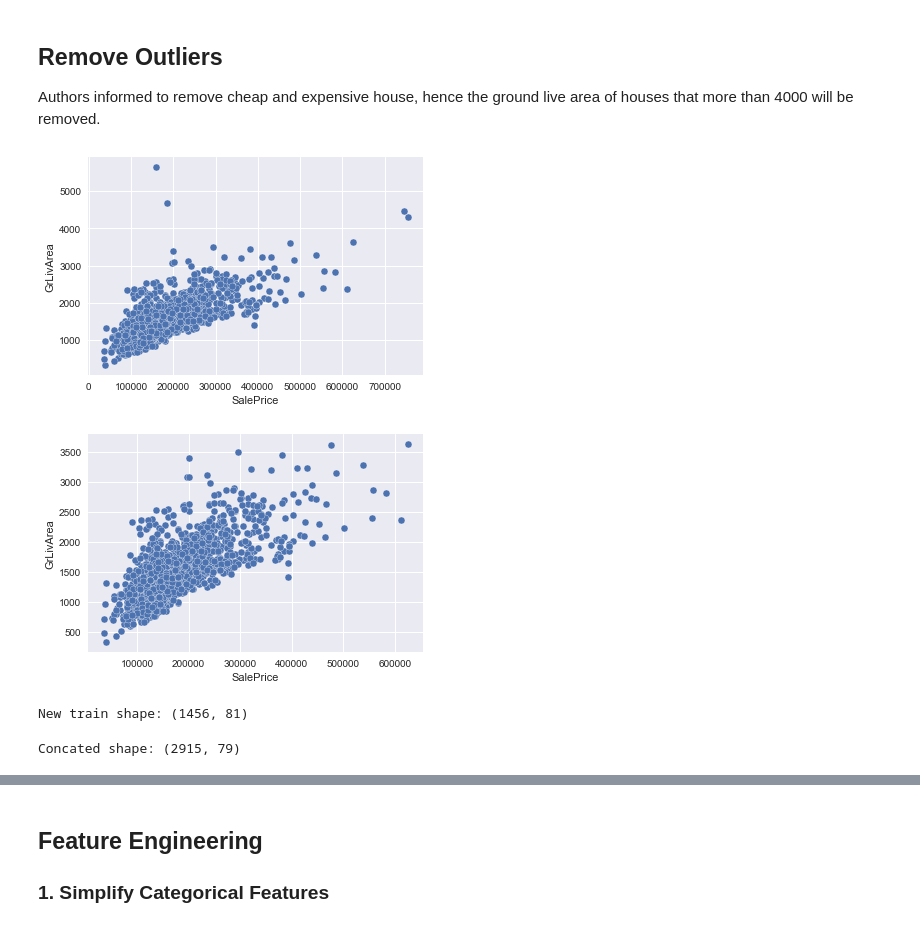
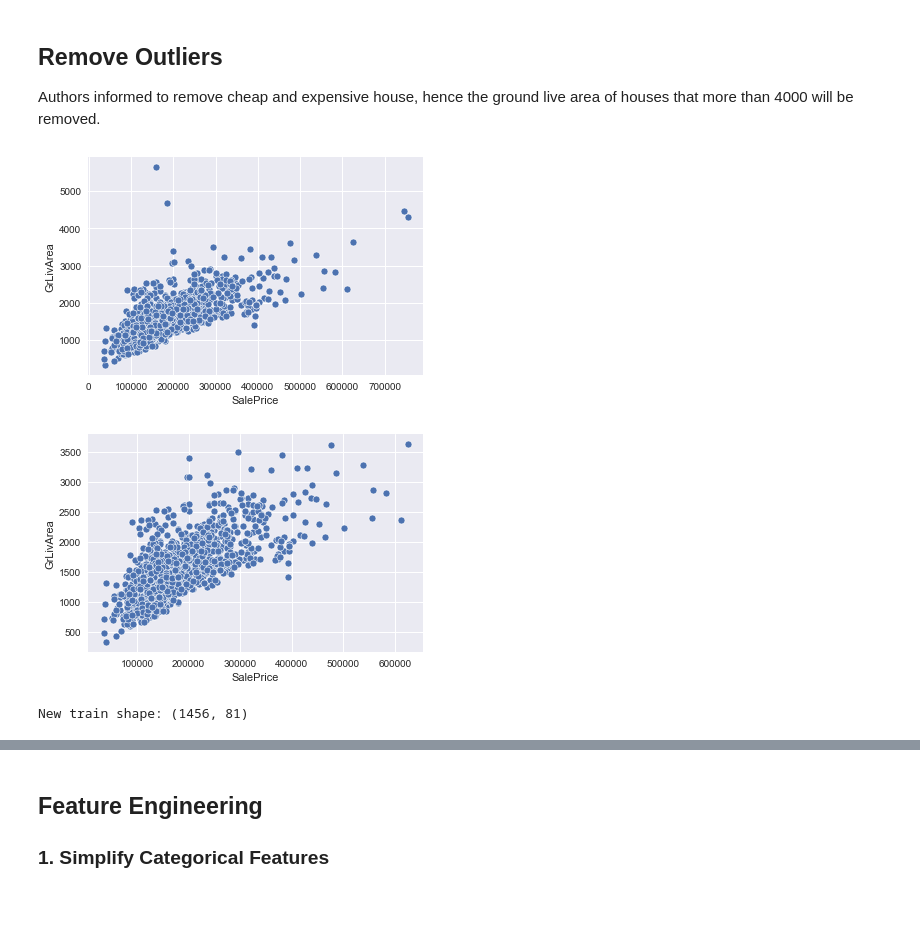
Before and after one commit to wongxingyik/Kaggle-House-Price-Prediction, a Jupyter notebook: Notebook/BlendingEnsemble_StackRegressor.ipynb, the cells around one changed output, grey strips where cells are left out. Saved outputs shown, nothing was run; the diff lists cells and outputs as text; code cells hidden in the pictures.

```diff
--- a/Notebook/BlendingEnsemble_StackRegressor.ipynb
+++ b/Notebook/BlendingEnsemble_StackRegressor.ipynb
@@ -22,8 +23,8 @@ plt.style.use('seaborn')
 ## Import Data
 # %%
 #import train and test dataset
-train = pd.read_csv('train.csv')
-test = pd.read_csv('test.csv')
+train = pd.read_csv('../dataset/train.csv')
+test = pd.read_csv('../dataset/test.csv')
 print(f'Train shape: {train.shape}')
 print(f'Test shape: {test.shape}')
 # %% [output]
@@ -33,33 +34,25 @@ Test shape: (1459, 80)
 ## Remove Outliers
 Authors informed to remove cheap and expensive house, hence the ground live area of houses that more than 4000 will be removed.
 # %%
-plt.scatter(x=train.SalePrice, y=train.GrLivArea, edgecolors='white')
+sns.scatterplot(x=train.SalePrice, y=train.GrLivArea)
 plt.xlabel('SalePrice')
 plt.ylabel('GrLivArea')
 plt.show()
 # %% [output]
-[figure, old version]
+[figure, new version]
 # %%
 train = train[train.GrLivArea<4000]
 train = train[train.SalePrice<700000]
 # %%
-plt.scatter(x=train.SalePrice, y=train.GrLivArea, edgecolors='white')
+sns.scatterplot(x=train.SalePrice, y=train.GrLivArea)
 plt.xlabel('SalePrice')
 plt.ylabel('GrLivArea')
 plt.show()
 # %% [output]
-[figure, old version]
+[figure, new version]
 # %%
 print(f'New train shape: {train.shape}')
 # %% [output]
 New train shape: (1456, 81)
-# %%
-#Concatenate train and test set
-df_all = pd.concat([train.drop(columns=['SalePrice', 'Id']), test.drop(columns='Id')])
-original_col = train.drop(columns=['SalePrice', 'Id']).columns
-print(f'Concated shape: {df_all.shape}')
-df_all = df_all.drop(columns=['Electrical'])
-# %% [output]
-Concated shape: (2915, 79)
 # %% [markdown]
 ## Missing Value
```
Also changed, not shown: parts of 27 cells of this notebook, 9 other files.
